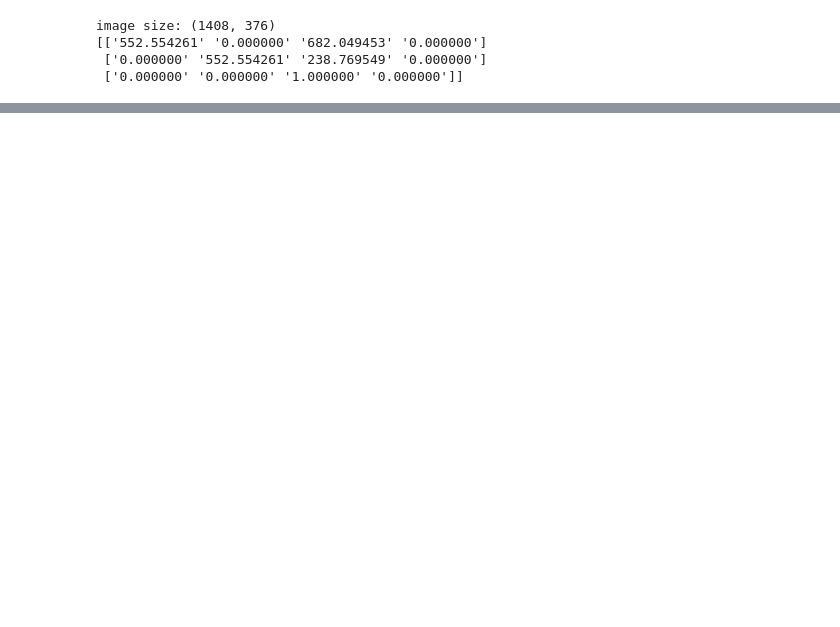
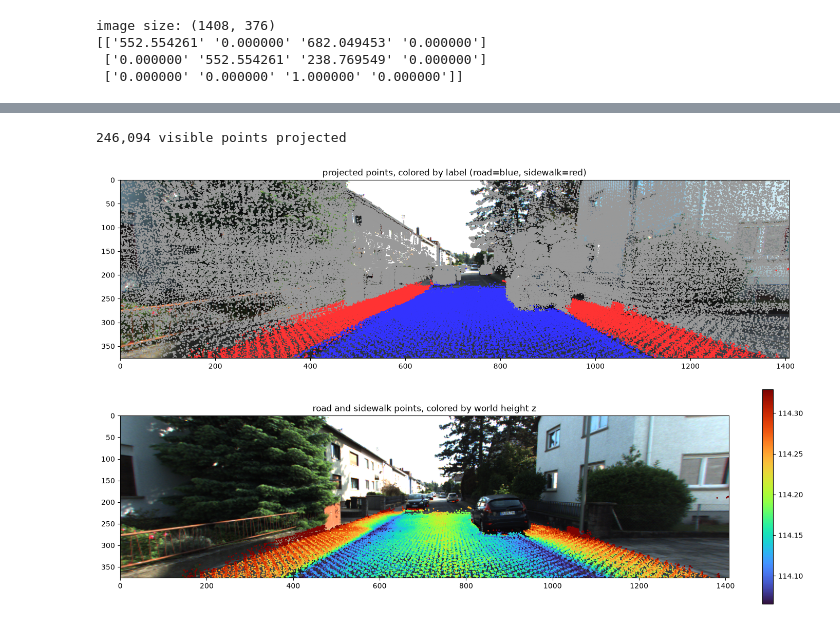
Before and after one commit to adeleyounis/CurbDetect, a Jupyter notebook: src/playground-bia.ipynb, the cells around one changed output, grey strips where cells are left out. Cells and saved outputs as stored; diff of their text form; code cells hidden in the pictures; blank space fills up the shorter version.

```diff
--- a/src/playground-bia.ipynb
+++ b/src/playground-bia.ipynb
@@ -48,0 +49,41 @@ ValueError: No static point cloud chunks cover frame 385 (total chunks: 0)
+# %%
+def visible_mask(u, v, z, W, H, k=5, tol=0.7):
+    depth = np.full((H, W), np.inf)
+    u_i, v_i = u.astype(int), v.astype(int)
+    order = np.argsort(-z) # far to near pts, nearest written last
+    depth[v_i[order], u_i[order]] = z[order]
+    local_min = minimum_filter(depth, size=k)
+    return z <= local_min[v_i, u_i] + tol
+cam_2_world = poses[FRAME]
+u, v, z, idx = project(cloud["xyz"], cam_2_world, proj_matrix, W, H)
+vis = visible_mask(u, v, z, W, H)
+u, v, z, idx = u[vis], v[vis], z[vis], idx[vis]
+print(f"{len(idx):,} visible points projected")
+# %% [output]
+246,094 visible points projected
+# %%
+img = np.array(Image.open(get_img_path(KITTI_360_ROOT, SEQ, CAM_ID, FRAME)))
+
+def label_colours(sem):
+    colour_mask = np.full((len(sem), 3), 0.6) # everything_grey
+    colour_mask[sem == ROAD_ID] = (0.2, 0.2, 1.0) # road = blue
+    colour_mask[sem == SIDEWALK_ID] = (1.0, 0.2, 0.2) # sidewalk = red
+    return colour_mask
+
+fig, axes = plt.subplots(2, 1, figsize=(14, 9))
+for ax in axes:
+    ax.imshow(img)
+
+ground = np.isin(cloud["semantic"][idx], [ROAD_ID, SIDEWALK_ID])
+axes[0].scatter(u, v, s=1, c=label_colours(cloud["semantic"][idx]))
+axes[0].set_title("projected points, colored by label (road=blue, sidewalk=red)")
+
+depth = cloud["xyz"][idx, 2]
+lo, hi = np.percentile(depth[ground], [2, 98]) if ground.any() else (depth.min(), depth.max())
+sc = axes[1].scatter(u[ground], v[ground], s=1, c=depth[ground], cmap="turbo", vmin=lo, vmax=hi)
+axes[1].set_title("road and sidewalk points, colored by world height z")
+plt.colorbar(sc, ax=axes[1], fraction=0.04)
+plt.tight_layout()
+plt.show()
+# %% [output]
+[figure, added]
```
Also changed, not shown: parts of 3 cells of this notebook, 1 other file.
